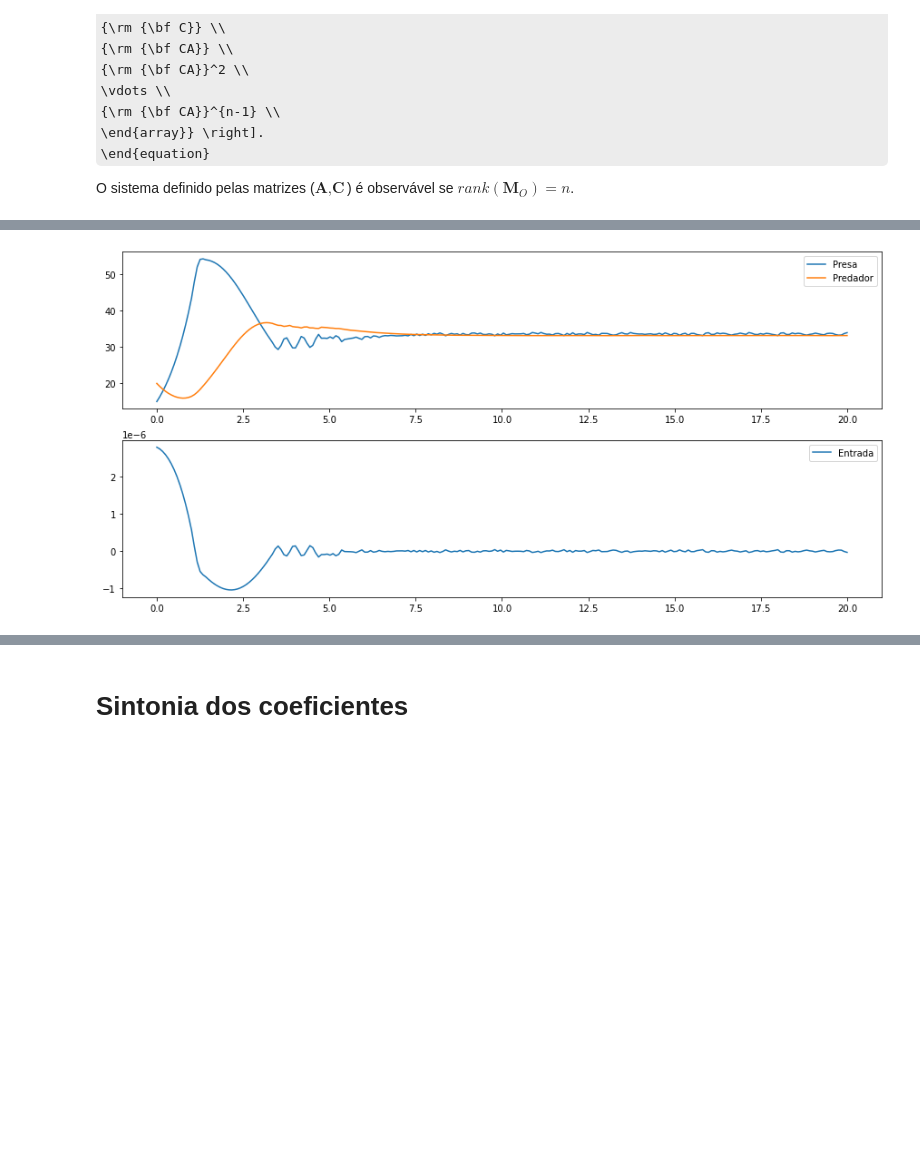
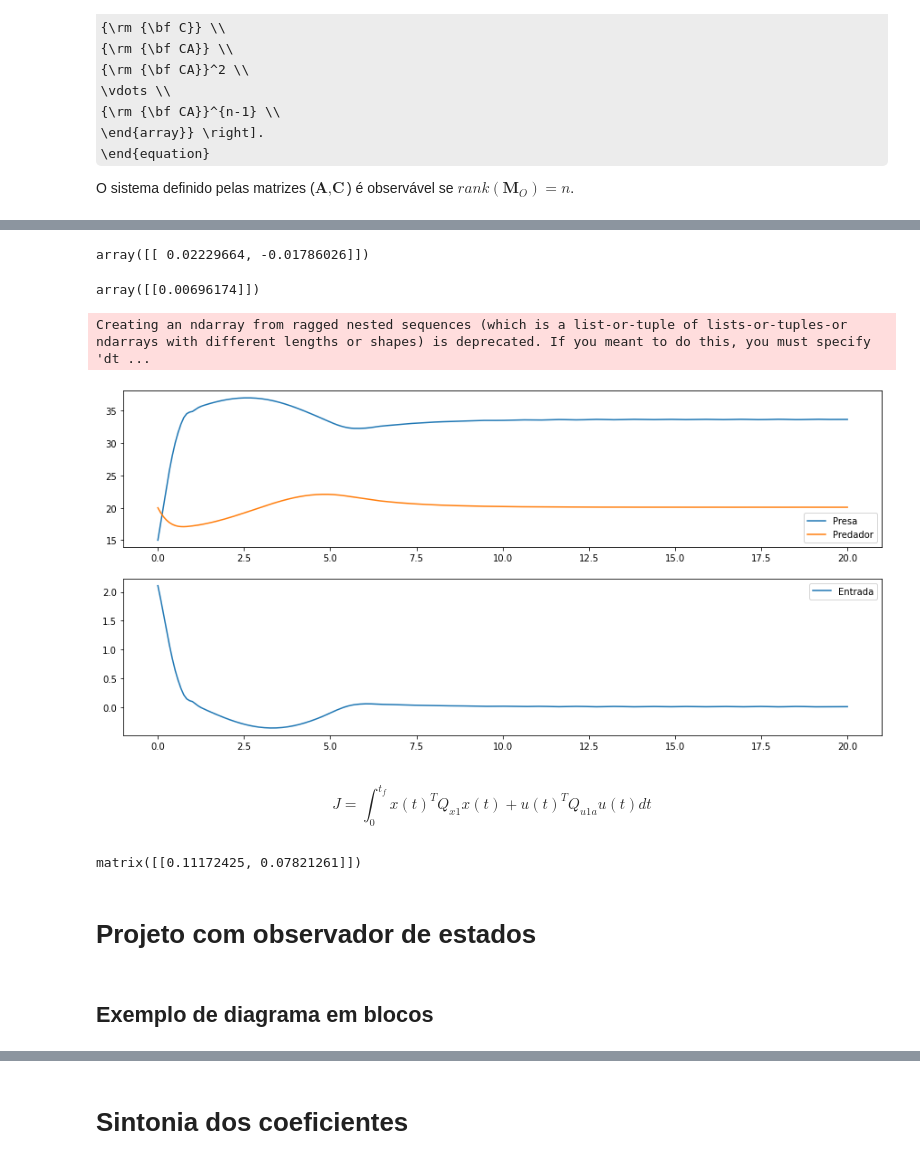
Before and after one commit to vparro/controleAvancado, a Jupyter notebook: Lotka_Volterra.ipynb, the cells around one changed output, grey strips where cells are left out. Drawn from its saved outputs; the diff is of its cells as text; code cells hidden in the pictures; some formulas as TeX source; blank space fills up the shorter version.

```diff
--- a/Lotka_Volterra.ipynb
+++ b/Lotka_Volterra.ipynb
@@ -534,7 +577,7 @@ Não existe somente um conjunto de estados para um mesmo sistema $\Rightarrow $
 # Simulando o modelo linear
 
 Sistema =  control.ss(A,B,C,D)
-T, yout = step_response(Sistema, 20, X0= [He,Le],)
+T, yout = impulse_response(Sistema, 20, X0= [hare[0],lynx[0]],)
 
 
 plt.figure(figsize=(15,7))
@@ -856,9 +922,28 @@ observável se $ rank(\textbf{M}_{O})=n$.
 ###################################################################################################
 # Projeto de controle
 
-K = control.place(espaco_estados.A, espaco_estados.B, [-1, -2])
+### Amf = A - BK _ A é conhecida e B é conhecida - modelo
+### Amf também é conhecido --> ganho K
+
 A, B = espaco_estados.A, espaco_estados.B
-C = np.array([[0, 1]])                # regulated output = number of lynxes
+
+### Projeto de controle
+
+K = control.place(espaco_estados.A, espaco_estados.B, [-0.5, -0.25]) ### --> LQR - regulador linear quadrátivo
+
+### Projeto de controle
+
+C = np.array([[0, 1]])                # saída regulada --> C = [[1, 0][0 1]] duas saídas
 kf = -1/(C @ np.linalg.inv(A - B @ K) @ B)
+# %%
+K ### multiplicativo - ganho 0.08918657*presas + 0.0865658* predadores - lei de controle
+# %% [output]
+array([[ 0.02229664, -0.01786026]])
+# %%
+kf ### "normaliza" a relação saída / entrada
+# %% [output]
+array([[0.00696174]])
+# %%
+K = K1a
 # %%
 ###################################################################################################
@@ -872,7 +957,9 @@ io_controller = control.NonlinearIOSystem(
 ###################################################################################################
 # Fechando a malha de controle
 
-io_closed = control.InterconnectedSystem(
+# Conectar blocos de código
+
+io_malhafechada = control.InterconnectedSystem(
   (io_presapredador, io_controller),       # sistemas
   connections=(
     ('presapreda.u', 'control.y[0]'),
@@ -885,19 +972,20 @@ io_closed = control.InterconnectedSystem(
 # %%
 ###################################################################################################
 # Simulando o sistema
 
-t, y = control.input_output_response(io_closed, T, 30, [15, 20])
+t, y = control.input_output_response(io_malhafechada, T, 30, [15, 20])
 
 # Visualizando o resultado
 
 plt.figure(figsize=(15,7))
 plt.subplot(2, 1, 1)
 plt.plot(t, y[0])
 plt.plot(t, y[1])
 plt.legend(['Presa', 'Predador'])
 plt.subplot(2, 1, 2)
 plt.plot(t, y[2])
 plt.legend(['Entrada'])
 plt.show(block=False)
 # %% [output]
+Creating an ndarray from ragged nested sequences (which is a list-or-tuple of lists-or-tuples-or ndarrays with different lengths or shapes) is deprecated. If you meant to do this, you must specify 'dt ...
-[figure, old version]
+[figure, new version]
@@ -903,0 +994,4 @@ plt.show(block=False)
+# %% [markdown]
+\begin{equation}
+J = \int_0^{t_f} x(t)^TQ_{x1}x(t) + u(t)^TQ_{u1a}u(t) dt
+\end{equation}
@@ -903,0 +1003,8 @@ plt.show(block=False)
+# %%
+K1a
+# %% [output]
+matrix([[0.11172425, 0.07821261]])
+# %% [markdown]
+# **Projeto com observador de estados**
+# %% [markdown]
+## **Exemplo de diagrama em blocos**
```
Also changed, not shown: parts of 30 cells of this notebook.
